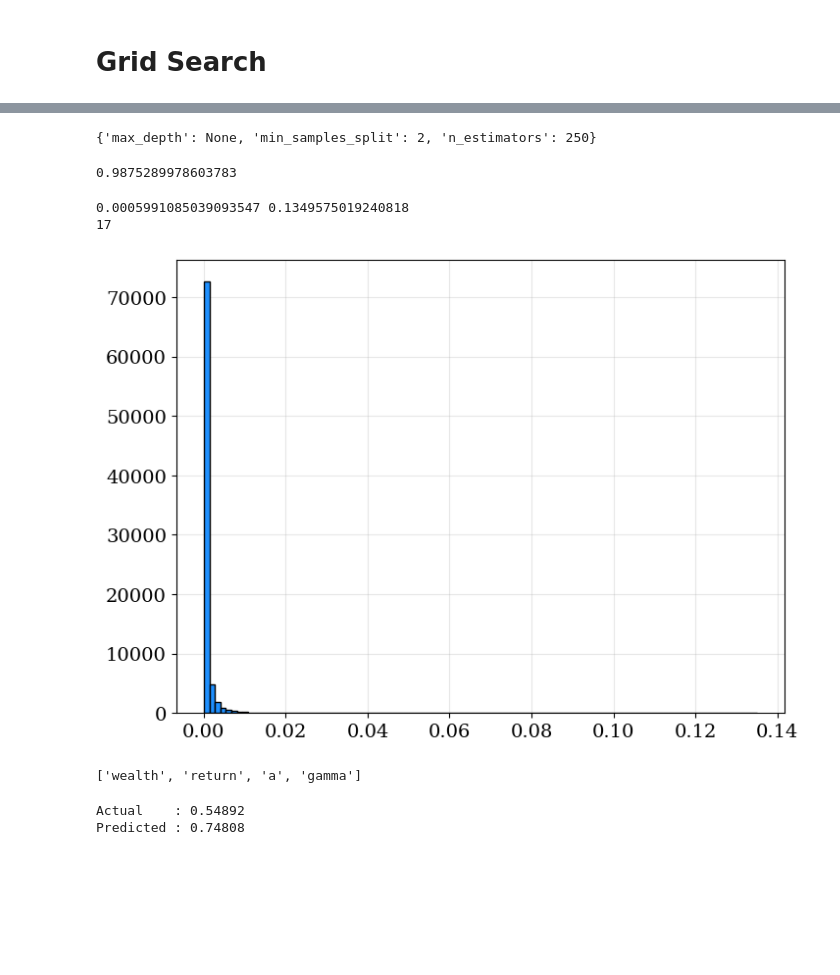
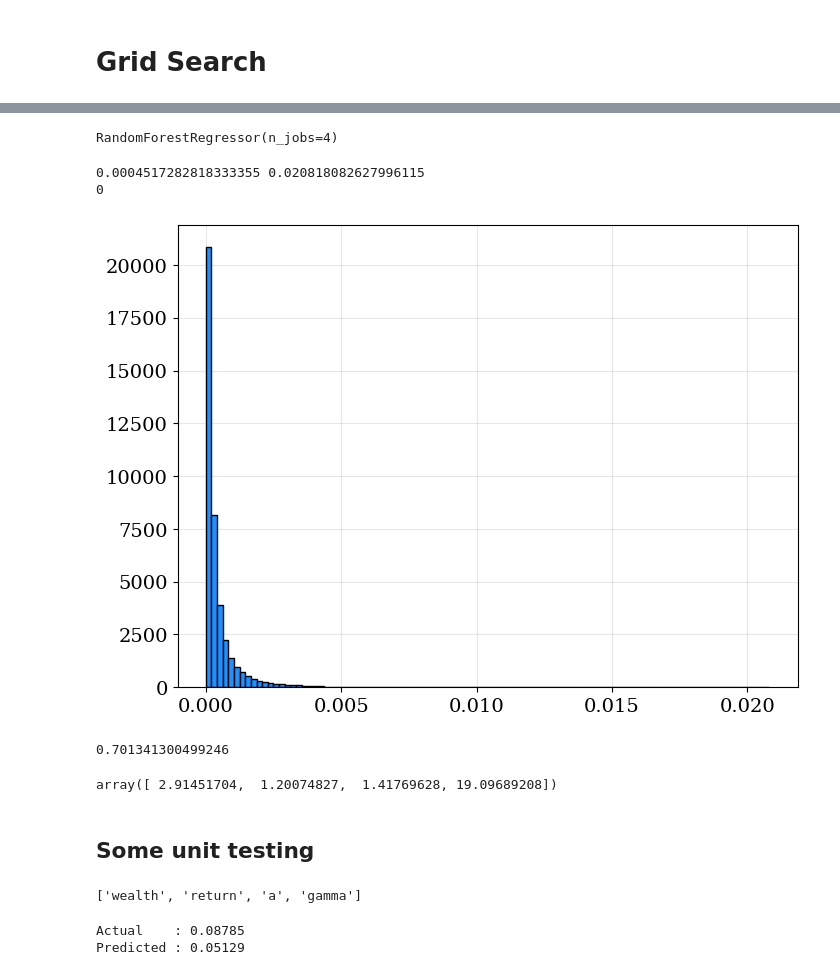
Before and after one commit to charlesaugdupont/poverty-trap, a Jupyter notebook: response_surface.ipynb, the cells around one changed output, grey strips where cells are left out. Saved outputs shown, nothing was run; the diff lists cells and outputs as text; code cells hidden in the pictures; blank space fills up the shorter version.

```diff
--- a/response_surface.ipynb
+++ b/response_surface.ipynb
@@ -51,7 +59,7 @@ X = sobol.sample(PROBLEM, NUM_SAMPLES)
 # prepare dataset
 consumption = {}
 for row in tqdm(X):
-    c = minimize(utility, x0=0.5, bounds=[(0.05, 0.95)], args=(row[0], row[1], row[2], row[3])).x[0]
+    c = minimize(iso_util, x0=0.5, bounds=[(0.01, 0.99)], args=(row[0], row[1], row[2], row[3])).x[0]
     consumption[tuple(row)] = c
 
 with open("response_surface_data.pickle", "wb") as f:
@@ -65,9 +78,8 @@ y = np.array(list(consumption.values()))
 rfr = RandomForestRegressor(n_jobs=4)
 
 parameters = {
-    "n_estimators":[5,10,50,100,250],
-    "max_depth":[2,4,8,16,32,None],
-    "min_samples_split":[2,4]
+    "n_estimators":[100,250],
+    "max_depth":[16,32,None],
 }
 # %%
 cv = GridSearchCV(rfr,parameters, cv=5, verbose=3)
@@ -97,9 +108 @@ GridSearchCV(cv=5, estimator=RandomForestRegressor(n_jobs=4),
              verbose=3)
-# %%
-cv.best_params_
-# %% [output]
-{'max_depth': None, 'min_samples_split': 2, 'n_estimators': 250}
-# %%
-cv.best_score_
-# %% [output]
-0.9875289978603783
@@ -106,13 +115,29 @@ cv.best_score_
+# %%
+rfr = RandomForestRegressor(n_jobs=4, max_depth=None, n_estimators=100)
+# %%
+rfr.fit(X,y)
+# %% [output]
+RandomForestRegressor(n_jobs=4)
 # %%
-preds = cv.best_estimator_.predict(X)
+preds = rfr.predict(X)
 delta = np.abs(preds - y)
 print(np.mean(delta), np.max(delta))
 print(len([x for x in delta if x > 0.05]))
 
 plt.hist(delta, bins=100, color="dodgerblue", edgecolor='k')
 plt.show()
 # %% [output]
-0.0005991085039093547 0.1349575019240818
-17
+0.0004517282818333355 0.020818082627996115
+0
-[figure, old version]
+[figure, new version]
+# %%
+y[1]
+# %% [output]
+0.701341300499246
+# %%
+X[1]
+# %% [output]
+array([ 2.91451704,  1.20074827,  1.41769628, 19.09689208])
+# %% [markdown]
+## Some unit testing
 # %%
@@ -120,10 +145,10 @@ plt.show()
 # %% [output]
 ['wealth', 'return', 'a', 'gamma']
 # %%
-x = (0.1, 20, 0.1, 1.9)
+x = (0.7, 1.378, 1.4, 20)
 
-print(f"Actual    : {minimize(utility, x0=0.5, bounds=[(0.05, 0.95)], args=(x)).x[0]:.5f}")
-print(f"Predicted : {cv.best_estimator_.predict(np.array(x).reshape(1,4))[0]:.5f}")
+print(f"Actual    : {minimize(iso_util, x0=0.5, bounds=[(0.05, 0.95)], args=(x)).x[0]:.5f}")
+print(f"Predicted : {rfr.predict(np.array(x).reshape(1,4))[0]:.5f}")
 # %% [output]
-Actual    : 0.54892
-Predicted : 0.74808
+Actual    : 0.08785
+Predicted : 0.05129
```
Also changed, not shown: parts of 14 cells of this notebook, 4 other files.
